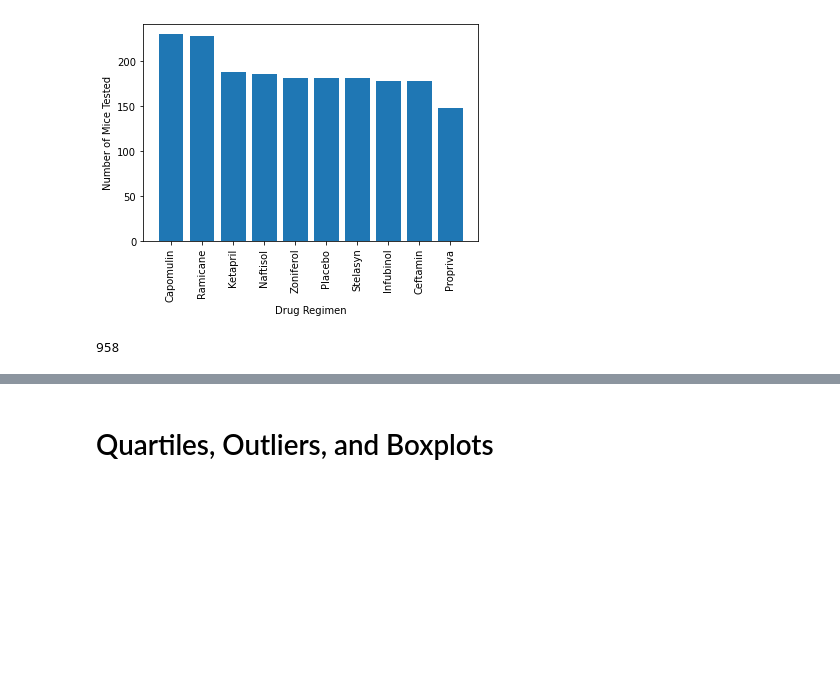
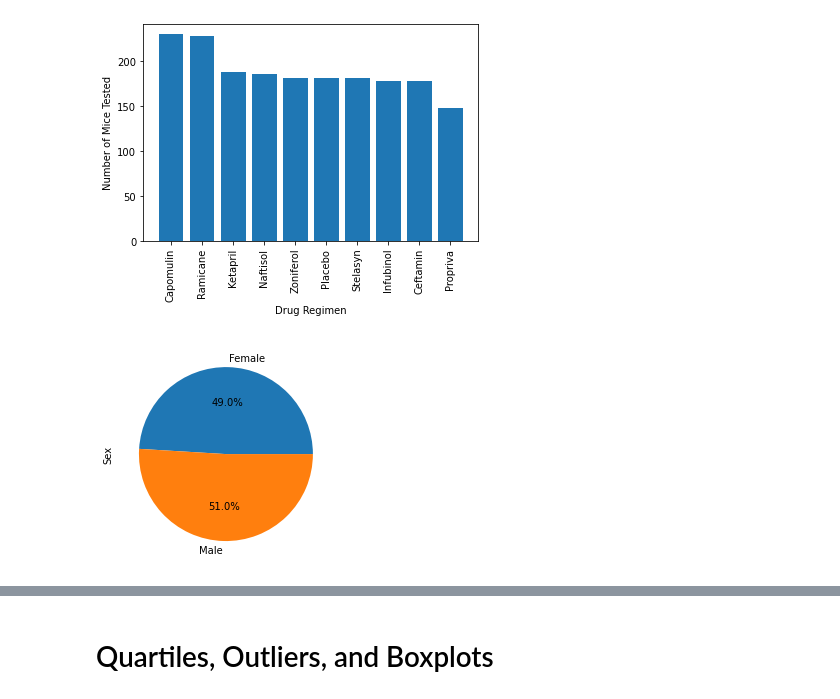
Before and after one commit to Colleen-Cobb/matplotlib-challenge, a Jupyter notebook: Pymaceuticals.ipynb, the cells around one changed output, grey strips where cells are left out. Saved outputs shown, nothing was run; the diff lists cells and outputs as text; code cells hidden in the pictures; blank space fills up the shorter version.

Commit message:
charts/images

```diff
--- a/Pymaceuticals.ipynb
+++ b/Pymaceuticals.ipynb
@@ -207,5 +201,0 @@ plt.show()
-# %%
-male=clean_data["Sex"].value_counts()["Male"]
-male
-# %% [output]
-958
@@ -224,6 +202,11 @@ male
 # %%
-# # Generate a pie plot showing the distribution of female versus male mice using Pandas
-# gender_percent=clean_data.groupby("Sex")
-# gender_count=gender_percent["Sex"].count()
-# gender_pie=gender_count.plot(kind="pie", y="Sex", autopct="%1'1f%%")
+# Generate a pie plot showing the distribution of female versus male mice using Pandas
+labels=["Female", "Male"]
+gender=clean_data.groupby("Sex")
+gender_percent=gender["Sex"].count()
+
+
+gender_pie=gender_percent.plot(kind="pie", y="Sex", autopct="%1.1f%%")
+# %% [output]
+[figure, added]
 # %%
```
Also changed, not shown: parts of 11 cells of this notebook, 3 other files.
